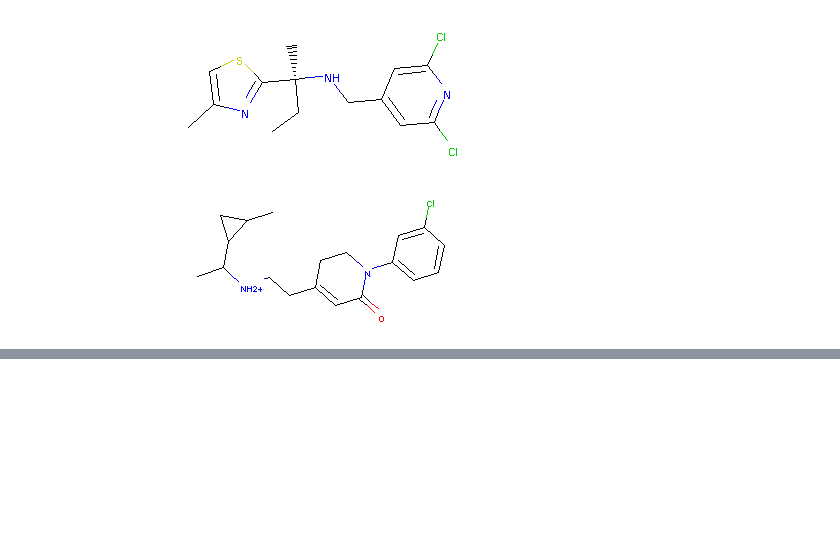
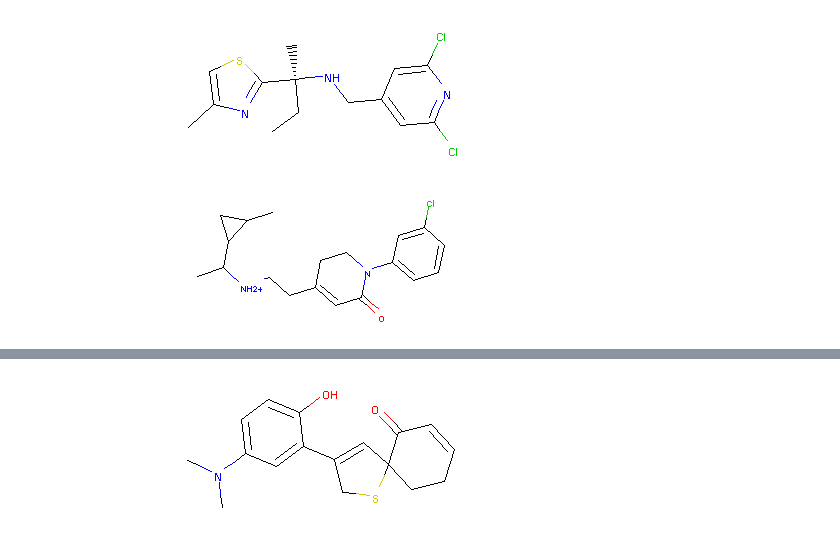
Before and after one commit to yyctamu/CHEMIR, a Jupyter notebook: jtvae/notebooks/mol_rec.ipynb, the cells around one changed output, grey strips where cells are left out. Cells and saved outputs as stored; diff of their text form; code cells hidden in the pictures; blank space fills up the shorter version.

Commit message:
End-to-end recommendations

```diff
--- a/jtvae/notebooks/mol_rec.ipynb
+++ b/jtvae/notebooks/mol_rec.ipynb
@@ -672,0 +727,10 @@ recommend(ind1=15, ind2=29, seed=2)
+# %%
+recommendations = []
+serialize = lambda ls: ",".join(ls)
+def recommend(userID, seed, temp, add):
+    smiles = stage1_recs[userID]
+    recs = smiles.copy()
+    recs += [mix(model=model0_01, smiles=recs, seed=seed, temp=temp), userID]
+    if add:
+        recommendations.append(serialize(recs))
+    return Chem.MolFromSmiles(recs[-2])
@@ -672,0 +741,4 @@ recommend(ind1=15, ind2=29, seed=2)
+# %%
+recommend(cts_for_users[3][0], 5, 10, add=True)
+# %% [output]
+[figure, added]
```
Also changed, not shown: parts of 34 cells of this notebook, 2 other files.
